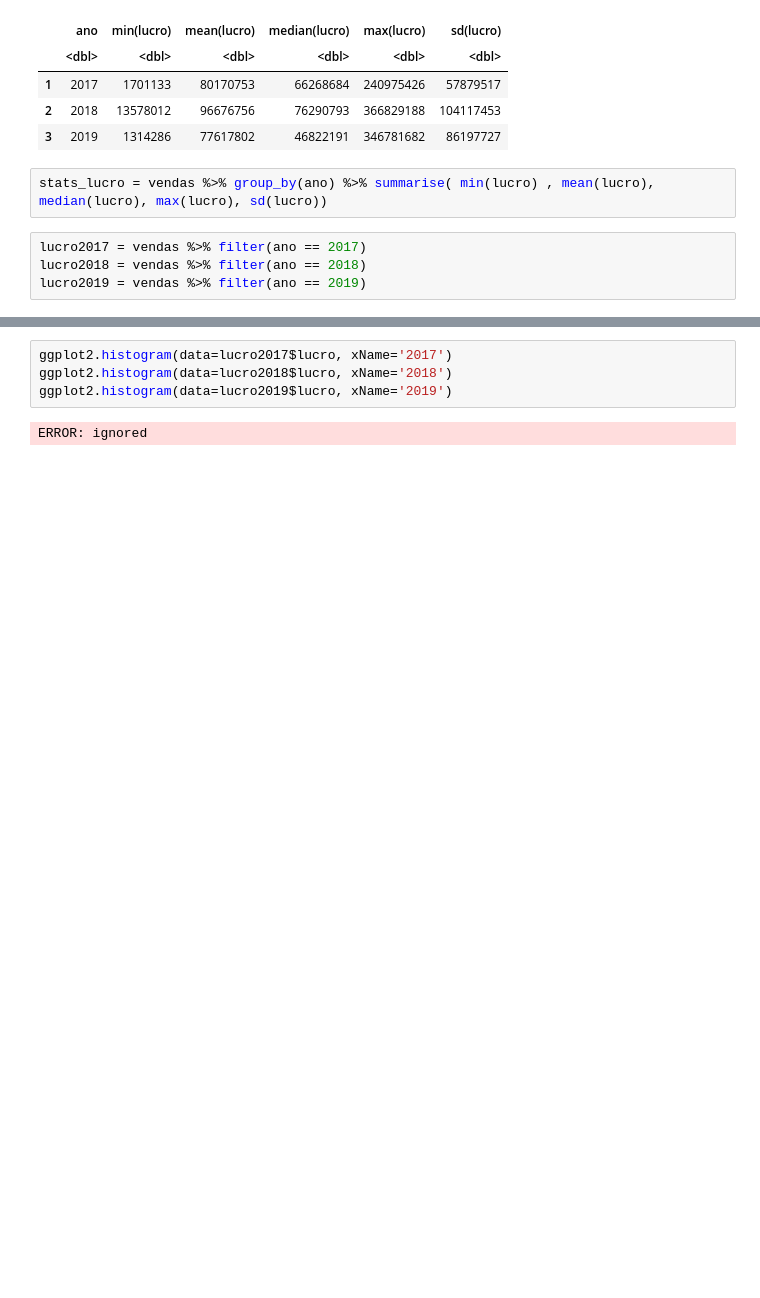
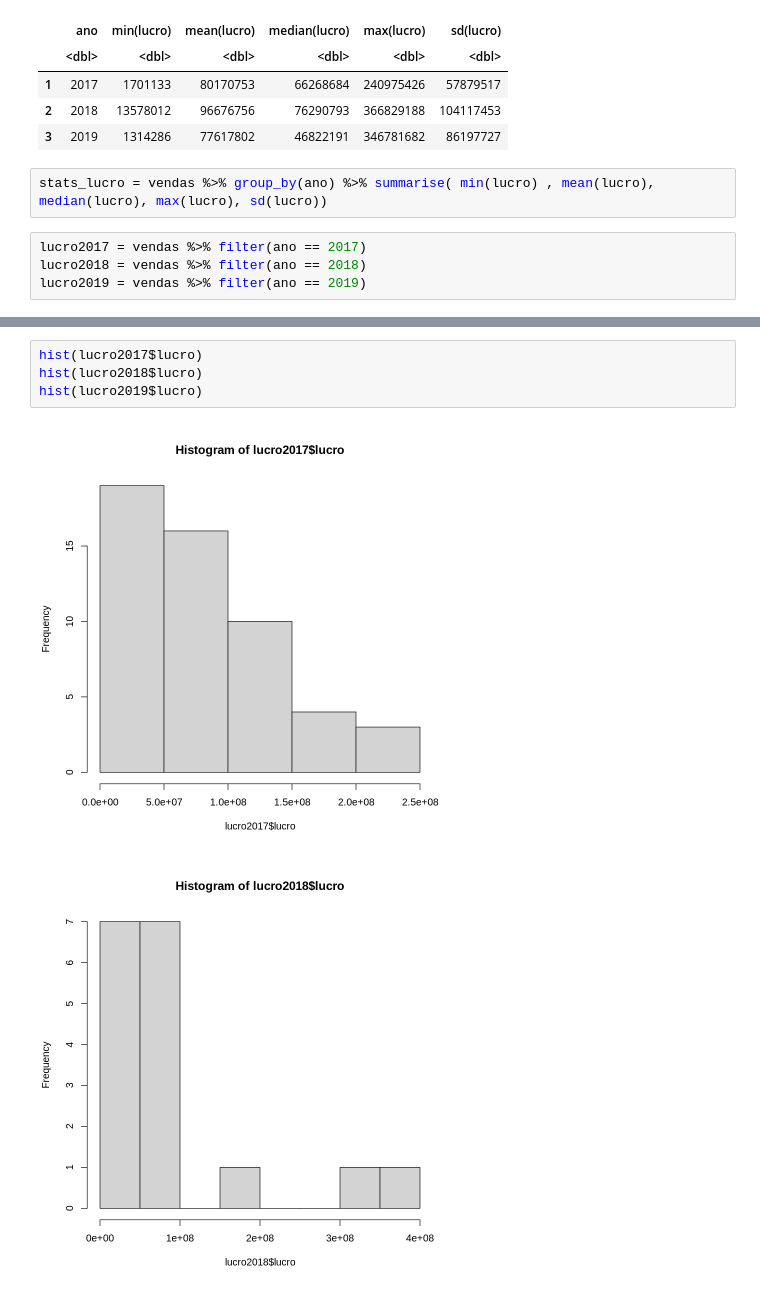
Before and after one commit to danielmnunes/Introducao-a-Computacao, a Jupyter notebook: Exercicios de R/ExerciciosDeR_Lista_1.ipynb, the cells around one changed output, grey strips where cells are left out. Drawn from its saved outputs; the diff is of its cells as text; blank space fills up the shorter version.

```diff
--- a/Exercicios de R/ExerciciosDeR_Lista_1.ipynb
+++ b/Exercicios de R/ExerciciosDeR_Lista_1.ipynb
@@ -158,6 +152,7 @@ Installing package into ‘/usr/local/lib/R/site-library’
-# %%
-ggplot2.histogram(data=lucro2017$lucro, xName='2017')
-ggplot2.histogram(data=lucro2018$lucro, xName='2018')
-ggplot2.histogram(data=lucro2019$lucro, xName='2019')
-# %% [output]
-ERROR: ignored
+# %%
+hist(lucro2017$lucro)
+hist(lucro2018$lucro)
+hist(lucro2019$lucro)
+# %% [output]
+[figure, added]
+[figure, added]
```
Also changed, not shown: parts of 3 cells of this notebook.
